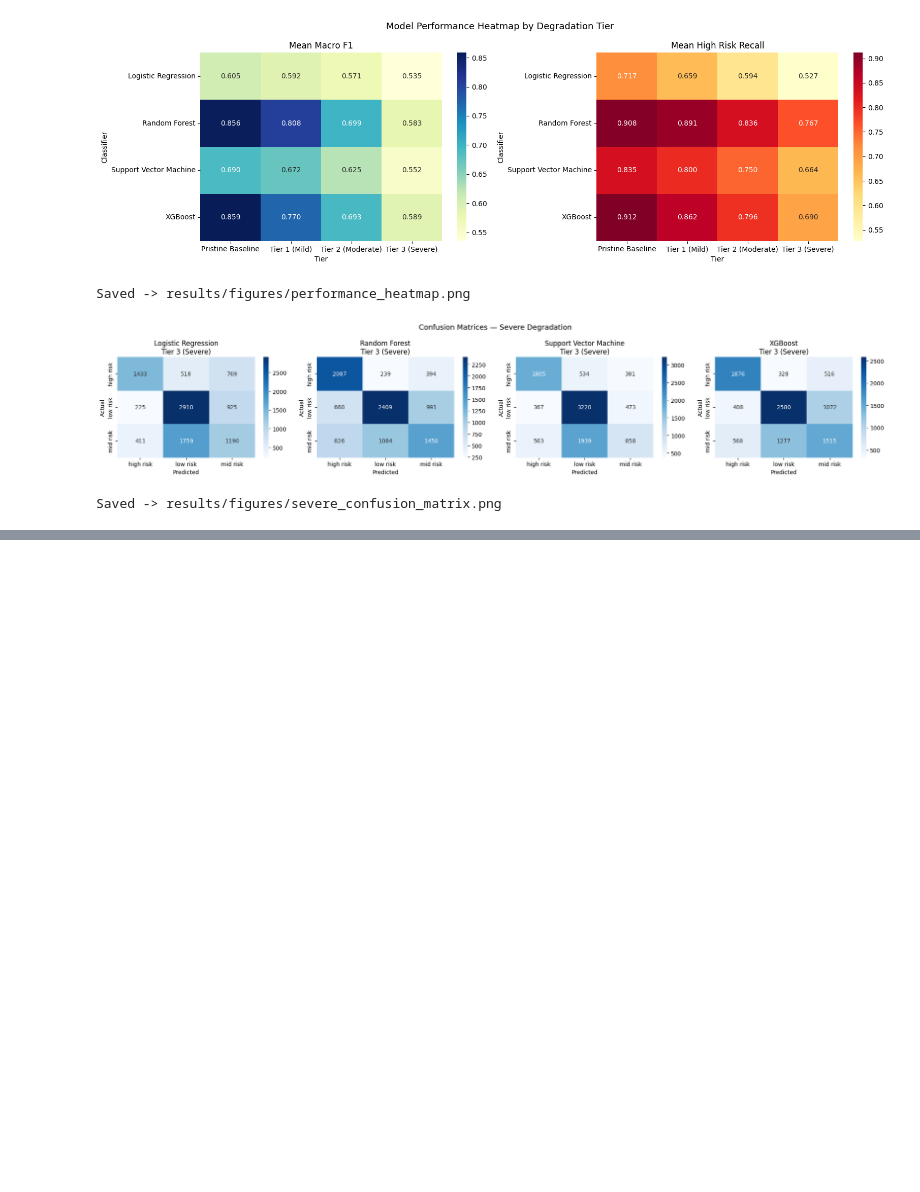
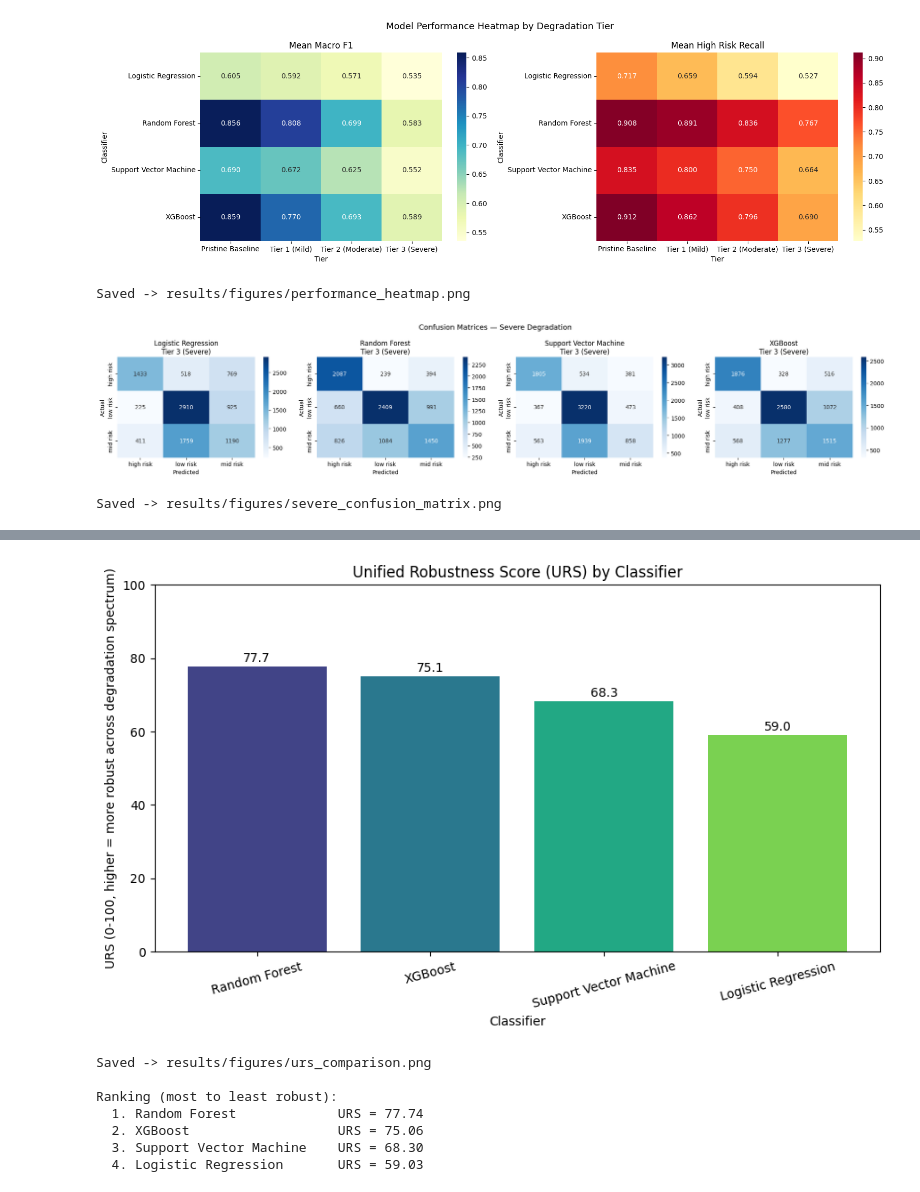
Before and after one commit to Loona6/ML_Maternal_Health_Risk_Comparison_Study, a Jupyter notebook: notebooks/03_Robustness_Evaluation.ipynb, the cells around one changed output, grey strips where cells are left out. Drawn from its saved outputs; the diff is of its cells as text; code cells hidden in the pictures; blank space fills up the shorter version.

```diff
--- a/notebooks/03_Robustness_Evaluation.ipynb
+++ b/notebooks/03_Robustness_Evaluation.ipynb
@@ -374,0 +555,33 @@ Saved -> results/figures/severe_confusion_matrix.png
+# %%
+# --- URS Step 4: Unified Robustness Score comparison plot ---
+plt.figure(figsize=(9, 5.5))
+order = urs_summary.sort_values("URS", ascending=False)
+bars = plt.bar(order["Classifier"], order["URS"],
+               color=sns.color_palette("viridis", len(order)))
+for bar, val in zip(bars, order["URS"]):
+    plt.text(bar.get_x() + bar.get_width() / 2, val + 0.5, f"{val:.1f}",
+              ha="center", va="bottom", fontsize=10)
+
+plt.title("Unified Robustness Score (URS) by Classifier")
+plt.ylabel("URS (0-100, higher = more robust across degradation spectrum)")
+plt.xlabel("Classifier")
+plt.ylim(0, 100)
+plt.xticks(rotation=15)
+plt.tight_layout()
+plt.savefig("../results/figures/urs_comparison.png", bbox_inches="tight", dpi=150)
+plt.show()
+print("Saved -> results/figures/urs_comparison.png")
+
+print()
+print("Ranking (most to least robust):")
+for _, row in order.iterrows():
+    print(f"  {int(row['URS_Rank'])}. {row['Classifier']:<25} URS = {row['URS']:.2f}")
+# %% [output]
+[figure, added]
+Saved -> results/figures/urs_comparison.png
+
+Ranking (most to least robust):
+  1. Random Forest             URS = 77.74
+  2. XGBoost                   URS = 75.06
+  3. Support Vector Machine    URS = 68.30
+  4. Logistic Regression       URS = 59.03
```
Also changed, not shown: parts of 8 cells of this notebook, 5 other files.
